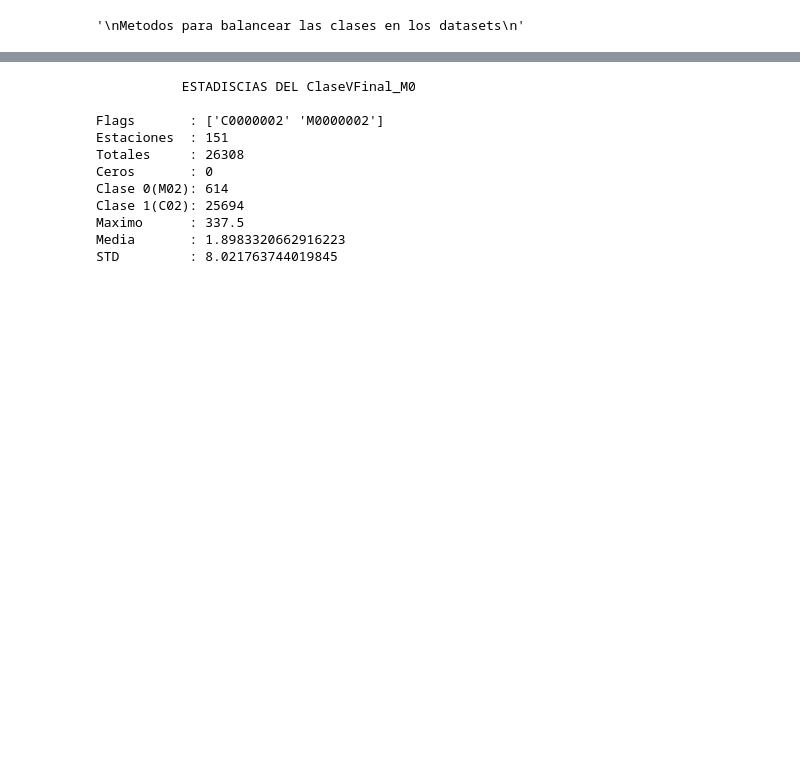
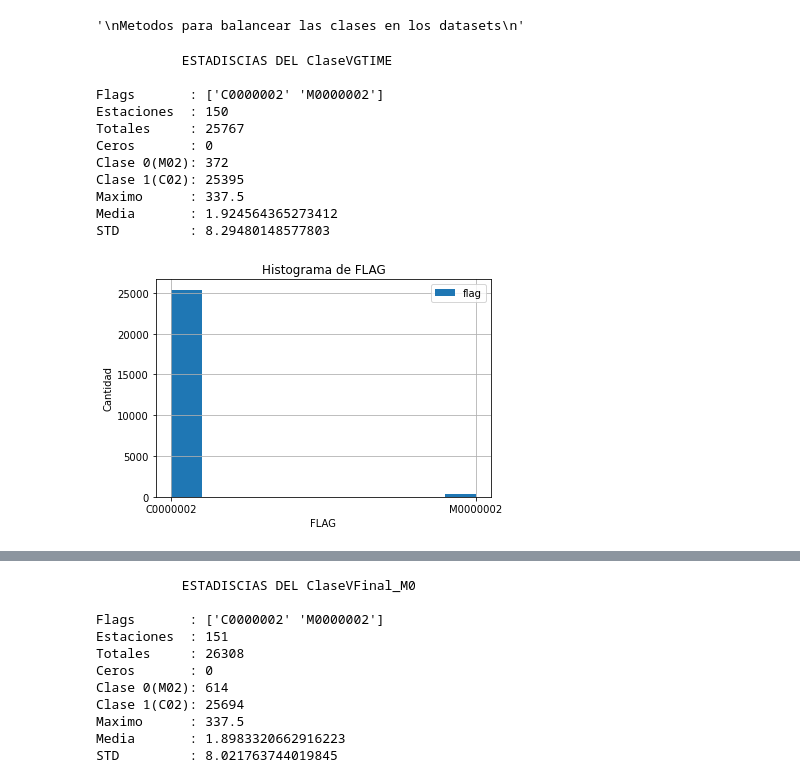
Before and after one commit to ShounenGakusei/Tesis2-DiegoParedes, a Jupyter notebook: Codigo/01-ProcesamientoDatos/02-4-procesamientoDatos_MINI-V2.ipynb, the cells around one changed output, grey strips where cells are left out. Saved outputs shown, nothing was run; the diff lists cells and outputs as text; code cells hidden in the pictures; blank space fills up the shorter version.

```diff
--- a/Codigo/01-ProcesamientoDatos/02-4-procesamientoDatos_MINI-V2.ipynb
+++ b/Codigo/01-ProcesamientoDatos/02-4-procesamientoDatos_MINI-V2.ipynb
@@ -286,0 +336,20 @@ def splitTrainDS(_dataset, redTipo, path_base, newDir='Split', comentario=' ', n
+# %%
+# Leemos el datasets de entrenamiento Clasifiacion
+dsV_ = 'ClaseVGTIME'
+fileTrain = f'{path_base}/Archivos/Dataset/Clasificacion/Entrenamiento/{dsV_}_TrainDS.csv'
+
+dsTrain = pd.read_csv(fileTrain)
+statsDS(dsTrain, name=dsV_)
+# %% [output]
+           ESTADISCIAS DEL ClaseVGTIME
+
+Flags       : ['C0000002' 'M0000002']
+Estaciones  : 150
+Totales     : 25767
+Ceros       : 0
+Clase 0(M02): 372
+Clase 1(C02): 25395
+Maximo      : 337.5
+Media       : 1.924564365273412
+STD         : 8.29480148577803
+[figure, added]
```
Also changed, not shown: parts of 8 cells of this notebook, 54 other files.
